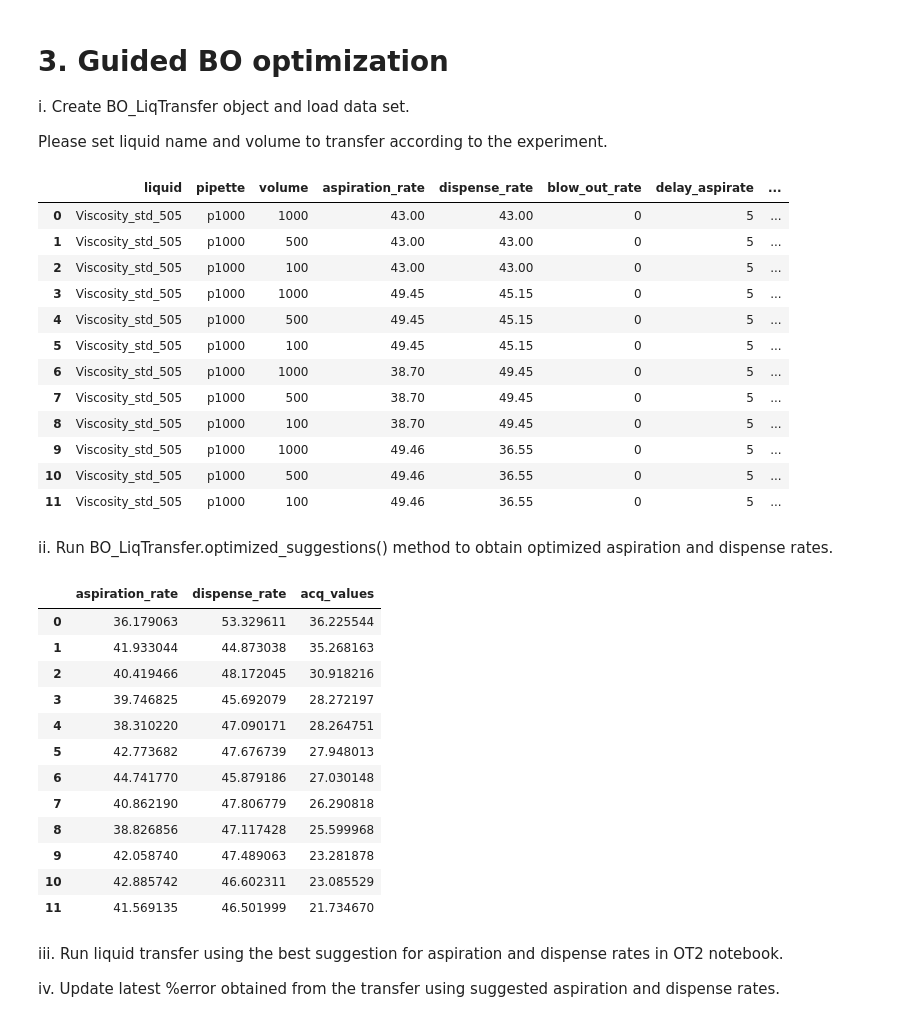
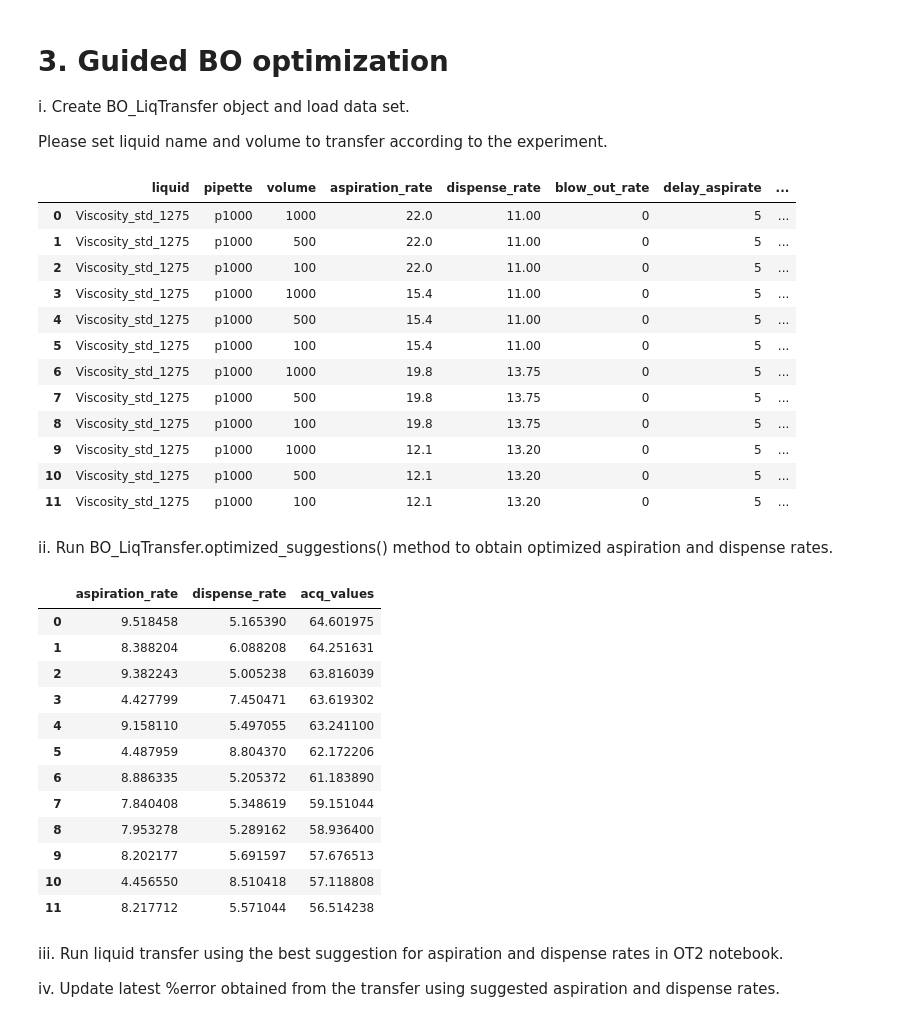
Before and after one commit to Quijanove/viscosity_liquid_transfer_Pablo, a Jupyter notebook: BOTorch_optimization_individual_volume.ipynb, the cells around one changed output. Saved outputs shown, nothing was run; the diff lists cells and outputs as text; code cells hidden in the pictures.

```diff
--- a/BOTorch_optimization_individual_volume.ipynb
+++ b/BOTorch_optimization_individual_volume.ipynb
@@ -212,47 +212,47 @@ i.   Create BO_LiqTransfer object and load data set.
 Please set liquid name and volume to transfer according to the experiment.
 # %%
 # Change according to experiment
-liquid_name = 'Viscosity_std_505'
-experiment = '3_vol+opt' #or '3_vol_opt'
+liquid_name = 'Viscosity_std_1275'
+experiment = '1_vol_opt' #or '3_vol_opt'
 
 # Do not change
 liq = BO_LiqTransfer(liquid_name)
 liq.data_from_csv('Opentrons_experiments\\Random_initialisation_data_ver3\\' +liquid_name+'.csv')
 liq._data
 # %% [output]
 |  | liquid | pipette | volume | aspiration_rate | dispense_rate | blow_out_rate | delay_aspirate | ... |
-| 0 | Viscosity_std_505 | p1000 | 1000 | 43.00 | 43.00 | 0 | 5 | ... |
-| 1 | Viscosity_std_505 | p1000 | 500 | 43.00 | 43.00 | 0 | 5 | ... |
-| 2 | Viscosity_std_505 | p1000 | 100 | 43.00 | 43.00 | 0 | 5 | ... |
-| 3 | Viscosity_std_505 | p1000 | 1000 | 49.45 | 45.15 | 0 | 5 | ... |
-| 4 | Viscosity_std_505 | p1000 | 500 | 49.45 | 45.15 | 0 | 5 | ... |
-| 5 | Viscosity_std_505 | p1000 | 100 | 49.45 | 45.15 | 0 | 5 | ... |
-| 6 | Viscosity_std_505 | p1000 | 1000 | 38.70 | 49.45 | 0 | 5 | ... |
-| 7 | Viscosity_std_505 | p1000 | 500 | 38.70 | 49.45 | 0 | 5 | ... |
-| 8 | Viscosity_std_505 | p1000 | 100 | 38.70 | 49.45 | 0 | 5 | ... |
-| 9 | Viscosity_std_505 | p1000 | 1000 | 49.46 | 36.55 | 0 | 5 | ... |
-| 10 | Viscosity_std_505 | p1000 | 500 | 49.46 | 36.55 | 0 | 5 | ... |
-| 11 | Viscosity_std_505 | p1000 | 100 | 49.46 | 36.55 | 0 | 5 | ... |
+| 0 | Viscosity_std_1275 | p1000 | 1000 | 22.0 | 11.00 | 0 | 5 | ... |
+| 1 | Viscosity_std_1275 | p1000 | 500 | 22.0 | 11.00 | 0 | 5 | ... |
+| 2 | Viscosity_std_1275 | p1000 | 100 | 22.0 | 11.00 | 0 | 5 | ... |
+| 3 | Viscosity_std_1275 | p1000 | 1000 | 15.4 | 11.00 | 0 | 5 | ... |
+| 4 | Viscosity_std_1275 | p1000 | 500 | 15.4 | 11.00 | 0 | 5 | ... |
+| 5 | Viscosity_std_1275 | p1000 | 100 | 15.4 | 11.00 | 0 | 5 | ... |
+| 6 | Viscosity_std_1275 | p1000 | 1000 | 19.8 | 13.75 | 0 | 5 | ... |
+| 7 | Viscosity_std_1275 | p1000 | 500 | 19.8 | 13.75 | 0 | 5 | ... |
+| 8 | Viscosity_std_1275 | p1000 | 100 | 19.8 | 13.75 | 0 | 5 | ... |
+| 9 | Viscosity_std_1275 | p1000 | 1000 | 12.1 | 13.20 | 0 | 5 | ... |
+| 10 | Viscosity_std_1275 | p1000 | 500 | 12.1 | 13.20 | 0 | 5 | ... |
+| 11 | Viscosity_std_1275 | p1000 | 100 | 12.1 | 13.20 | 0 | 5 | ... |
 # %% [markdown]
 
 ii.   Run BO_LiqTransfer.optimized_suggestions() method to obtain optimized aspiration and dispense rates.
 # %%
-volume = 100
+volume = 1000
 liq.optimized_suggestions(volume)
 # %% [output]
 |  | aspiration_rate | dispense_rate | acq_values |
-| 0 | 36.179063 | 53.329611 | 36.225544 |
-| 1 | 41.933044 | 44.873038 | 35.268163 |
-| 2 | 40.419466 | 48.172045 | 30.918216 |
-| 3 | 39.746825 | 45.692079 | 28.272197 |
-| 4 | 38.310220 | 47.090171 | 28.264751 |
-| 5 | 42.773682 | 47.676739 | 27.948013 |
-| 6 | 44.741770 | 45.879186 | 27.030148 |
-| 7 | 40.862190 | 47.806779 | 26.290818 |
-| 8 | 38.826856 | 47.117428 | 25.599968 |
-| 9 | 42.058740 | 47.489063 | 23.281878 |
-| 10 | 42.885742 | 46.602311 | 23.085529 |
-| 11 | 41.569135 | 46.501999 | 21.734670 |
+| 0 | 9.518458 | 5.165390 | 64.601975 |
+| 1 | 8.388204 | 6.088208 | 64.251631 |
+| 2 | 9.382243 | 5.005238 | 63.816039 |
+| 3 | 4.427799 | 7.450471 | 63.619302 |
+| 4 | 9.158110 | 5.497055 | 63.241100 |
+| 5 | 4.487959 | 8.804370 | 62.172206 |
+| 6 | 8.886335 | 5.205372 | 61.183890 |
+| 7 | 7.840408 | 5.348619 | 59.151044 |
+| 8 | 7.953278 | 5.289162 | 58.936400 |
+| 9 | 8.202177 | 5.691597 | 57.676513 |
+| 10 | 4.456550 | 8.510418 | 57.118808 |
+| 11 | 8.217712 | 5.571044 | 56.514238 |
 # %% [markdown]
 iii. Run liquid transfer using the best suggestion for aspiration and dispense rates in OT2 notebook.
 
```
Also changed, not shown: parts of 2 cells of this notebook, 8 other files.
